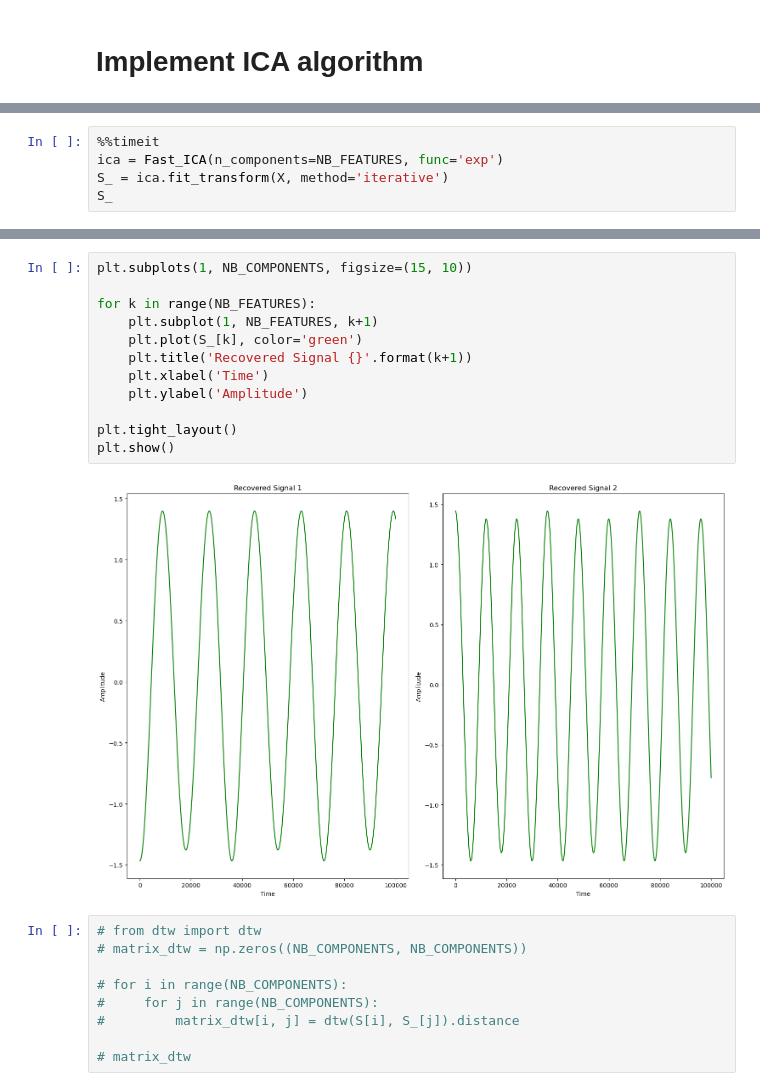
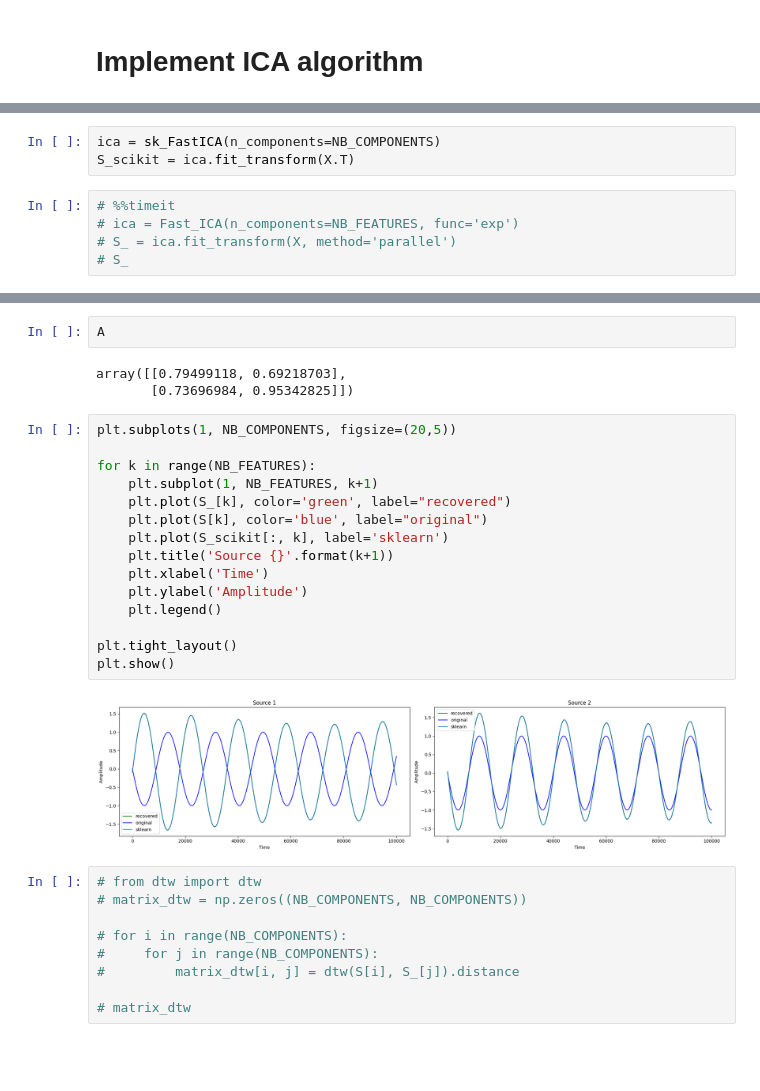
Before and after one commit to SullivanCastro/Indepedent-Component-Analysis, a Jupyter notebook: utils.ipynb, the cells around one changed output, grey strips where cells are left out. Saved outputs shown, nothing was run; the diff lists cells and outputs as text; blank space fills up the shorter version.

Commit message:
update utils notebook and comparaison with sklearn

```diff
--- a/utils.ipynb
+++ b/utils.ipynb
@@ -56,6 +75,9 @@ plt.show()
+# %%
+ica = sk_FastICA(n_components=NB_COMPONENTS)
+S_scikit = ica.fit_transform(X.T)
 # %%
-%%timeit
-ica = Fast_ICA(n_components=NB_FEATURES, func='exp')
-S_ = ica.fit_transform(X, method='iterative')
-S_
+# %%timeit
+# ica = Fast_ICA(n_components=NB_FEATURES, func='exp')
+# S_ = ica.fit_transform(X, method='parallel')
+# S_
 # %% [output]
@@ -79,17 +94,25 @@ array([[-1.4679548 , -1.46795471, -1.46795444, ...,  1.33462747,
+# %%
+A
+# %% [output]
+array([[0.79499118, 0.69218703],
+       [0.73696984, 0.95342825]])
 # %%
-plt.subplots(1, NB_COMPONENTS, figsize=(15, 10))
+plt.subplots(1, NB_COMPONENTS, figsize=(20,5))
 
 for k in range(NB_FEATURES):
     plt.subplot(1, NB_FEATURES, k+1)
-    plt.plot(S_[k], color='green')
-    plt.title('Recovered Signal {}'.format(k+1))
+    plt.plot(S_[k], color='green', label="recovered")
+    plt.plot(S[k], color='blue', label="original")
+    plt.plot(S_scikit[:, k], label='sklearn')
+    plt.title('Source {}'.format(k+1))
     plt.xlabel('Time')
     plt.ylabel('Amplitude')
+    plt.legend()
 
 plt.tight_layout()
 plt.show()
 # %% [output]
-[figure, old version]
+[figure, new version]
 # %%
 # from dtw import dtw
 # matrix_dtw = np.zeros((NB_COMPONENTS, NB_COMPONENTS))
```
Also changed, not shown: parts of 8 cells of this notebook, 4 other files.
